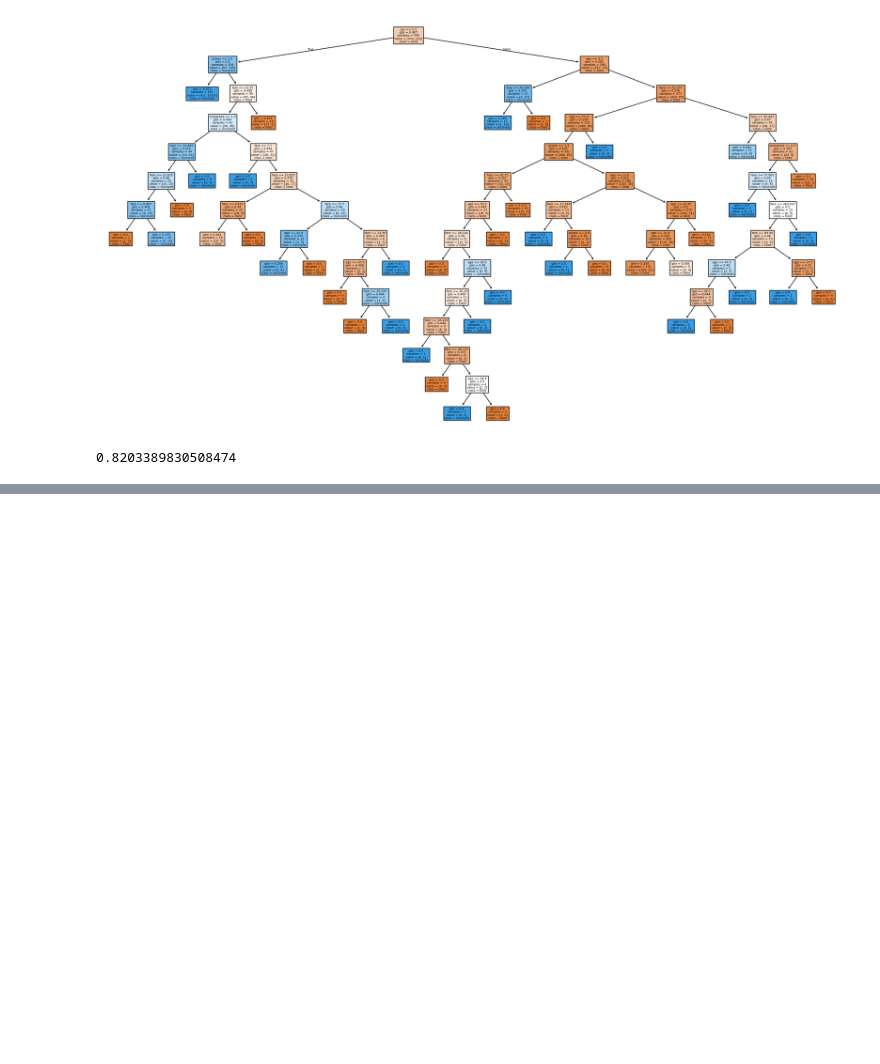
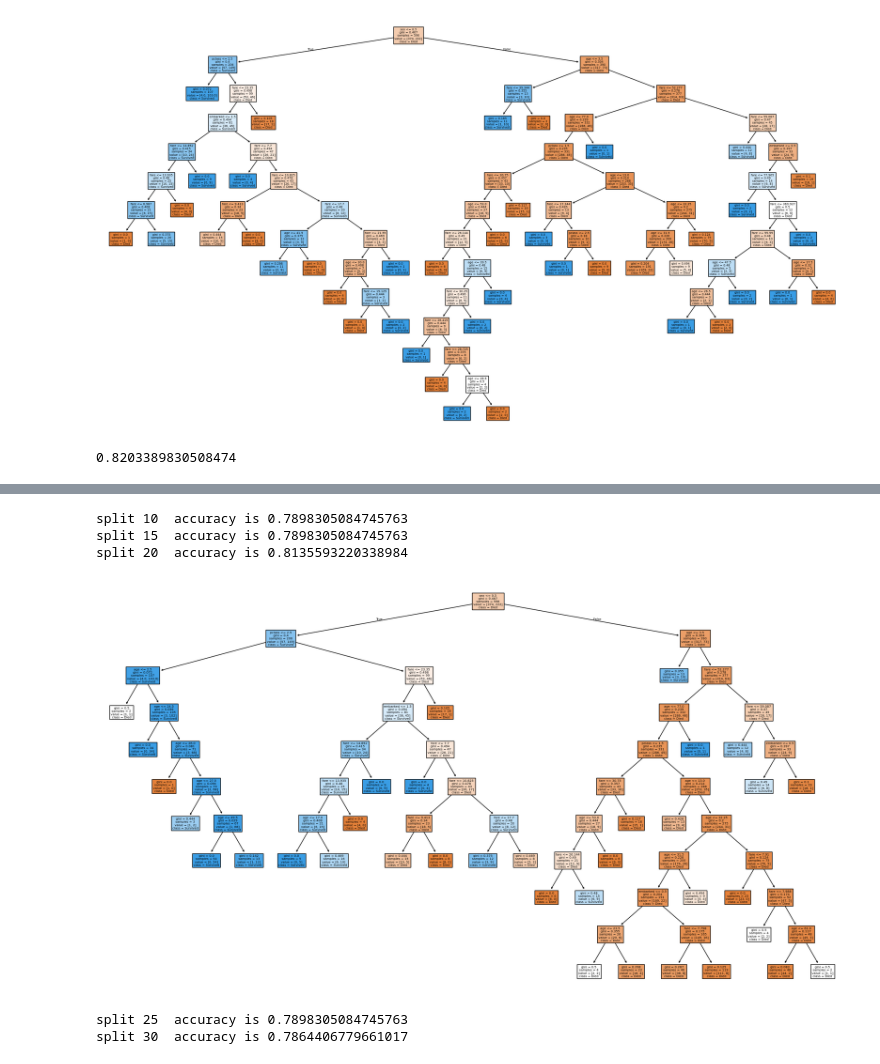
Before and after one commit to FatimaAjmal89/machine-learning-models, a Jupyter notebook: Decision_Tree/Decision_tree.ipynb, the cells around one changed output, grey strips where cells are left out. Cells and saved outputs as stored; diff of their text form; code cells hidden in the pictures; blank space fills up the shorter version.

```diff
--- a/Decision_Tree/Decision_tree.ipynb
+++ b/Decision_Tree/Decision_tree.ipynb
@@ -191,0 +228,29 @@ print(best_model.score(X_test,y_test))
+# %%
+min_sample_split = [10,15,20,25,30]
+for split in min_sample_split:
+     model = DecisionTreeClassifier(max_depth = depth, min_samples_split = split)
+     model.fit(X_train , y_train)
+
+     accuracy = model.score(X_test , y_test)
+     print("split" ,  split ," accuracy is", accuracy )
+     if split == 20:
+        plt.figure(figsize = (18,10))
+        plot_tree(
+           model,
+           feature_names = X.columns,
+          class_names = ["Died", "Survived"],
+          filled = True,
+
+
+        )
+
+
+        plt.tight_layout()
+        plt.show()
+# %% [output]
+split 10  accuracy is 0.7898305084745763
+split 15  accuracy is 0.7898305084745763
+split 20  accuracy is 0.8135593220338984
+[figure, added]
+split 25  accuracy is 0.7898305084745763
+split 30  accuracy is 0.7864406779661017
```
Also changed, not shown: parts of 2 cells of this notebook.
